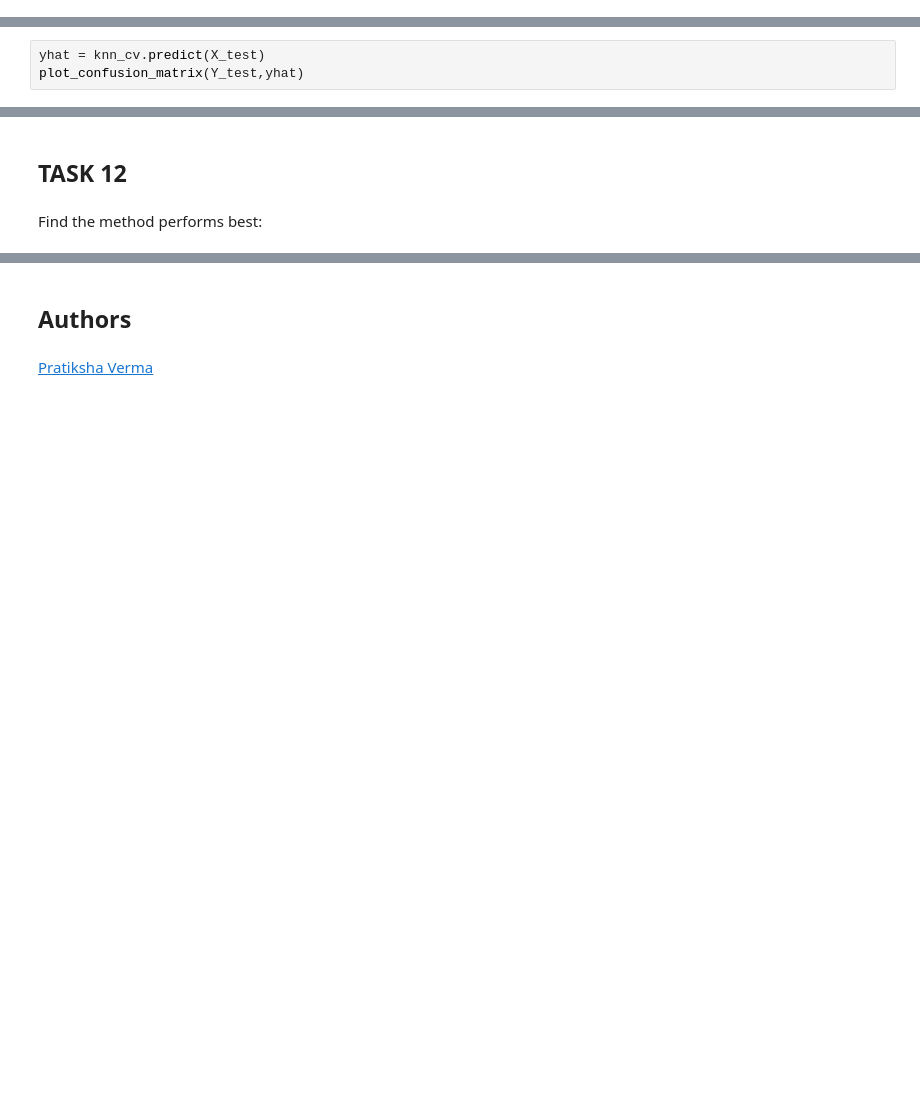
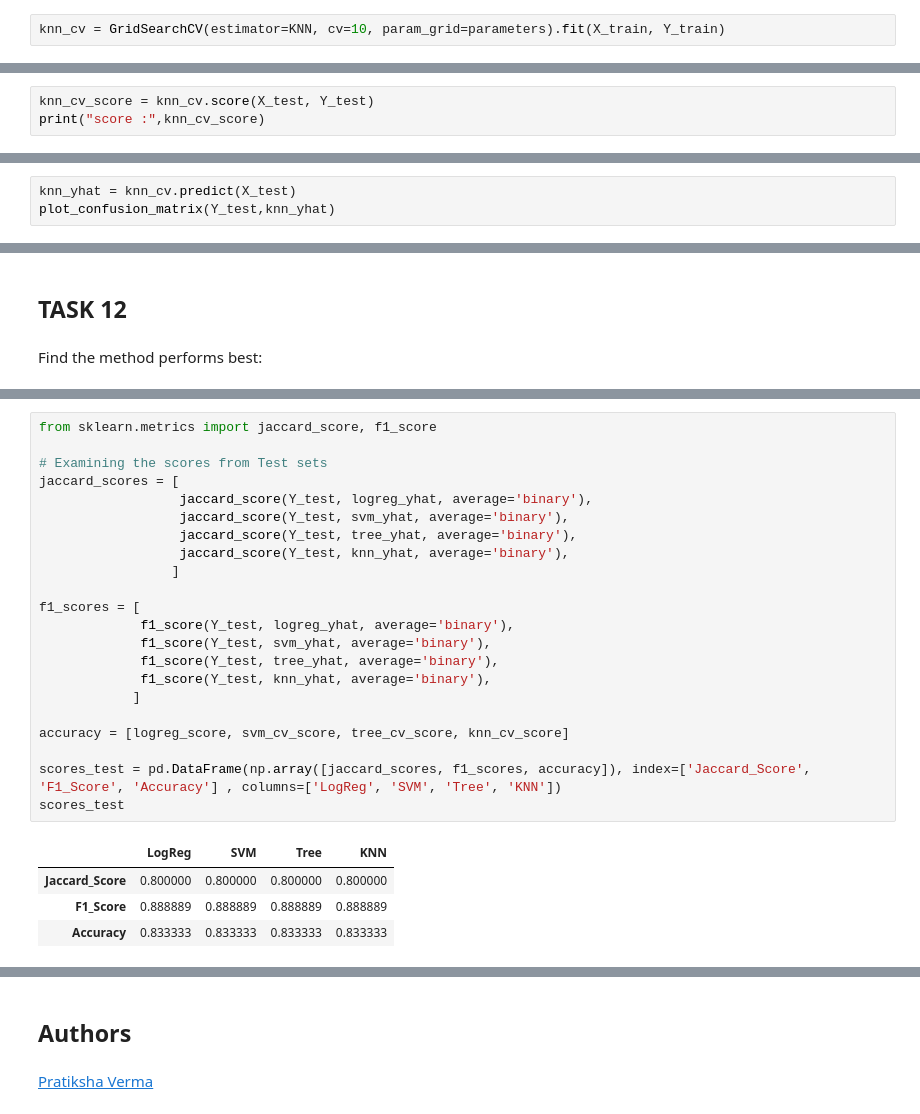
Before and after one commit to neildlr/coursera-dsmod10, a Jupyter notebook: SpaceX_Machine Learning Prediction_Part_5.ipynb, the cells around one changed output, grey strips where cells are left out. Drawn from its saved outputs; the diff is of its cells as text; blank space fills up the shorter version.

```diff
--- a/SpaceX_Machine Learning Prediction_Part_5.ipynb
+++ b/SpaceX_Machine Learning Prediction_Part_5.ipynb
@@ -293,6 +293,8 @@ parameters = {'n_neighbors': [1, 2, 3, 4, 5, 6, 7, 8, 9, 10],
               'p': [1,2]}
 
 KNN = KNeighborsClassifier()
+# %%
+knn_cv = GridSearchCV(estimator=KNN, cv=10, param_grid=parameters).fit(X_train, Y_train)
 # %%
 print("tuned hpyerparameters :(best parameters) ",knn_cv.best_params_)
 print("accuracy :",knn_cv.best_score_)
@@ -300,3 +305,6 @@ print("accuracy :",knn_cv.best_score_)
 ## TASK  11
 # %% [markdown]
 Calculate the accuracy of knn_cv on the test data using the method <code>score</code>:
+# %%
+knn_cv_score = knn_cv.score(X_test, Y_test)
+print("score :",knn_cv_score)
@@ -303,5 +313,5 @@ Calculate the accuracy of knn_cv on the test data using the method <code>score</
 # %% [markdown]
 We can plot the confusion matrix
 # %%
-yhat = knn_cv.predict(X_test)
-plot_confusion_matrix(Y_test,yhat)
+knn_yhat = knn_cv.predict(X_test)
+plot_confusion_matrix(Y_test,knn_yhat)
@@ -311,0 +339,27 @@ Find the method performs best:
+# %%
+from sklearn.metrics import jaccard_score, f1_score
+
+# Examining the scores from Test sets
+jaccard_scores = [
+                  jaccard_score(Y_test, logreg_yhat, average='binary'),
+                  jaccard_score(Y_test, svm_yhat, average='binary'),
+                  jaccard_score(Y_test, tree_yhat, average='binary'),
+                  jaccard_score(Y_test, knn_yhat, average='binary'),
+                 ]
+
+f1_scores = [
+             f1_score(Y_test, logreg_yhat, average='binary'),
+             f1_score(Y_test, svm_yhat, average='binary'),
+             f1_score(Y_test, tree_yhat, average='binary'),
+             f1_score(Y_test, knn_yhat, average='binary'),
+            ]
+
+accuracy = [logreg_score, svm_cv_score, tree_cv_score, knn_cv_score]
+
+scores_test = pd.DataFrame(np.array([jaccard_scores, f1_scores, accuracy]), index=['Jaccard_Score', 'F1_Score', 'Accuracy'] , columns=['LogReg', 'SVM', 'Tree', 'KNN'])
+scores_test
+# %% [output]
+|  | LogReg | SVM | Tree | KNN |
+| Jaccard_Score | 0.800000 | 0.800000 | 0.800000 | 0.800000 |
+| F1_Score | 0.888889 | 0.888889 | 0.888889 | 0.888889 |
+| Accuracy | 0.833333 | 0.833333 | 0.833333 | 0.833333 |
```
Also changed, not shown: parts of 7 cells of this notebook.
